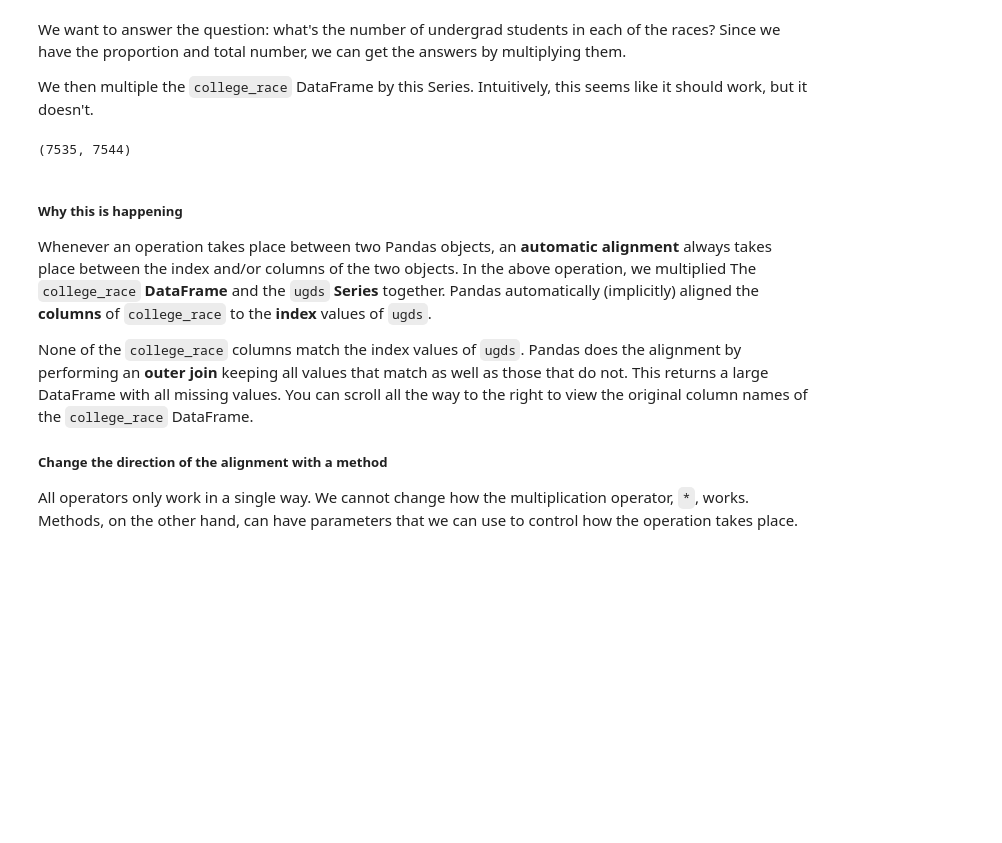
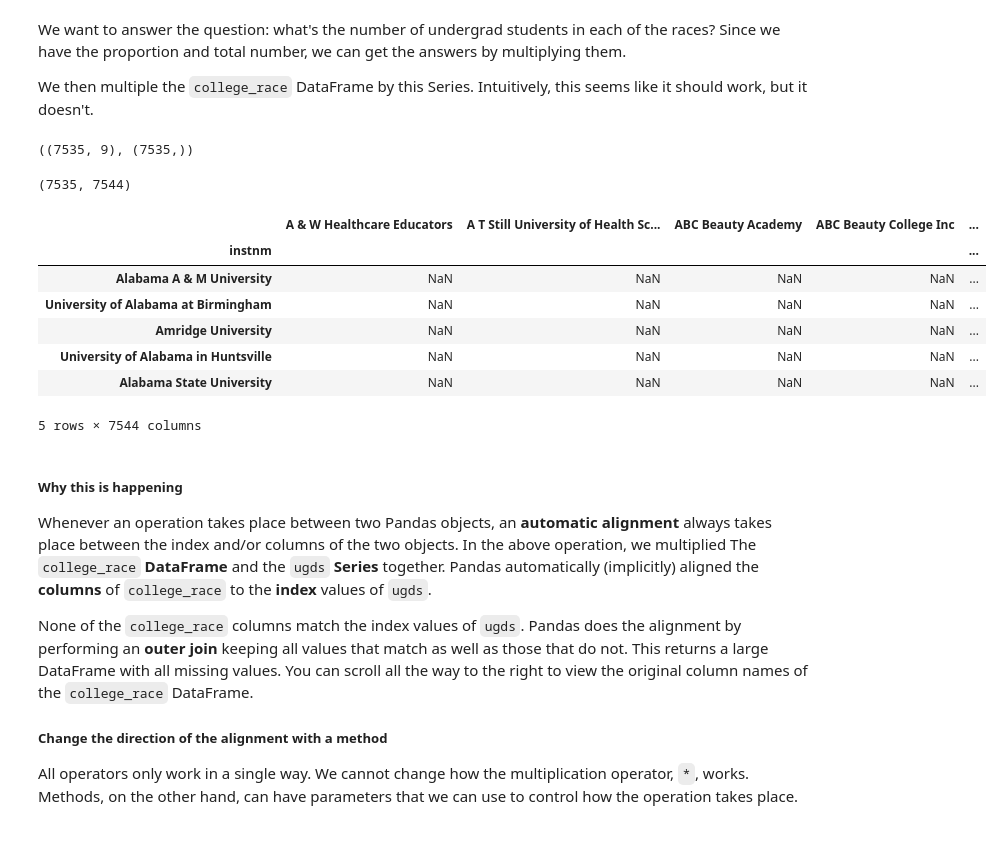
Before and after one commit to emma-data-works/ds-class-intro, a Jupyter notebook: pandas_intro/02_Digging_into_data.ipynb, the cells around one changed output. Cells and saved outputs as stored; diff of their text form; code cells hidden in the pictures; blank space fills up the shorter version.

```diff
--- a/pandas_intro/02_Digging_into_data.ipynb
+++ b/pandas_intro/02_Digging_into_data.ipynb
@@ -208,11 +208,26 @@ Name: ugds, dtype: float64
 We want to answer the question: what's the number of undergrad students in each of the races? Since we have the proportion and total number, we can get the answers by multiplying them.
 
 We then multiple the `college_race` DataFrame by this Series. Intuitively, this seems like it should work, but it doesn't.
+# %%
+college_race.shape, ugds.shape
+# %% [output]
+((7535, 9), (7535,))
 # %%
 df_attempt = college_race * ugds
 df_attempt.shape
 # %% [output]
 (7535, 7544)
+# %%
+df_attempt.head()
+# %% [output]
+|  | A & W Healthcare Educators | A T Still University of Health Sc... | ABC Beauty Academy | ABC Beauty College Inc | ... |
+| instnm |  |  |  |  | ... |
+| Alabama A & M University | NaN | NaN | NaN | NaN | ... |
+| University of Alabama at Birmingham | NaN | NaN | NaN | NaN | ... |
+| Amridge University | NaN | NaN | NaN | NaN | ... |
+| University of Alabama in Huntsville | NaN | NaN | NaN | NaN | ... |
+| Alabama State University | NaN | NaN | NaN | NaN | ... |
+5 rows × 7544 columns
 # %% [markdown]
 ##### Why this is happening
 Whenever an operation takes place between two Pandas objects, an **automatic alignment** always takes place between the index and/or columns of the two objects. In the above operation, we multiplied The `college_race` **DataFrame** and the `ugds` **Series** together. Pandas automatically (implicitly) aligned the **columns** of `college_race` to the **index** values of `ugds`.
```
Also changed, not shown: parts of 3 cells of this notebook, 1 other file.
